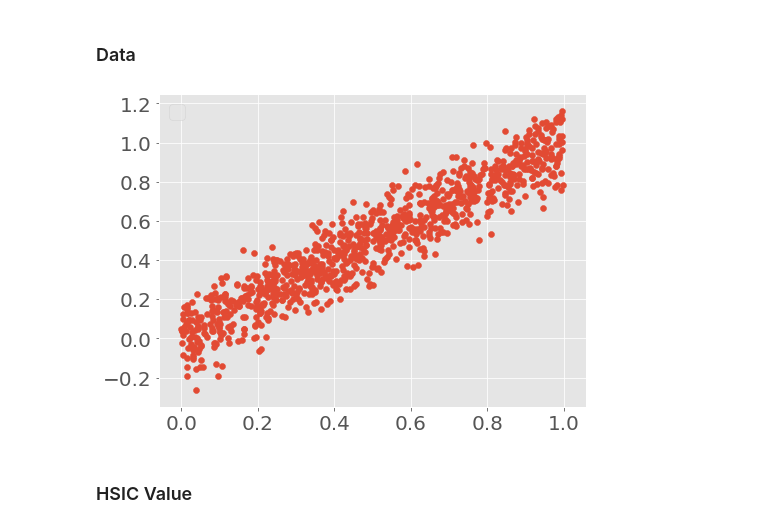
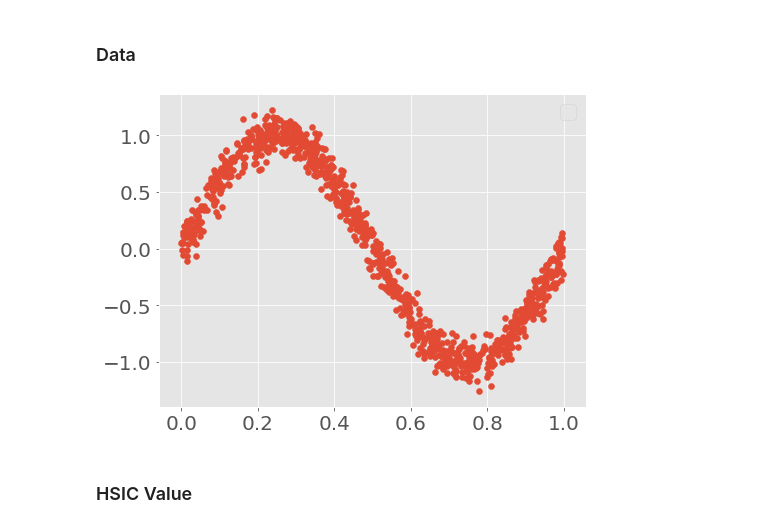
Before and after one commit to jejjohnson/hsic_alignment, a Jupyter notebook: notebooks/experiment_kta/0_preliminary_exp.ipynb, the cells around one changed output. Drawn from its saved outputs; the diff is of its cells as text; code cells hidden in the pictures.

```diff
--- a/notebooks/experiment_kta/0_preliminary_exp.ipynb
+++ b/notebooks/experiment_kta/0_preliminary_exp.ipynb
@@ -66,37 +63,37 @@ The autoreload extension is already loaded. To reload it, use:
 ### Data
 # %%
 # data params
-dataset = 'line'
+dataset = 'sine'
 num_points = 1000
 seed = 123
 noise_x = 0.1
 noise_y = 0.1
 
 # get dataset
 X, Y = generate_dependence_data(
     dataset=dataset,
     num_points=num_points,
     seed=seed,
     noise_x=noise_x,
     noise_y=noise_y
 )
 
 X_scale, Y_scale = X * 10, Y * 10
 # plot
 
 fig, ax = plt.subplots(nrows=1, figsize=(7, 5))
 
 ax.scatter(X, Y)
 plt.legend(fontsize=20)
 plt.xticks(fontsize=20)
 plt.yticks(fontsize=20)
 plt.tight_layout()
 plt.show()
 
 save_path = f'{cwd}/../../results/hsic/figures/demo/'
 fig.savefig(f"{save_path}demo_{dataset}.png")
 # %% [output]
-[figure, old version]
+[figure, new version]
 # %% [markdown]
 ### HSIC Value
 # %% [markdown]
```
Also changed, not shown: parts of 1 cell of this notebook, 2 other files.
